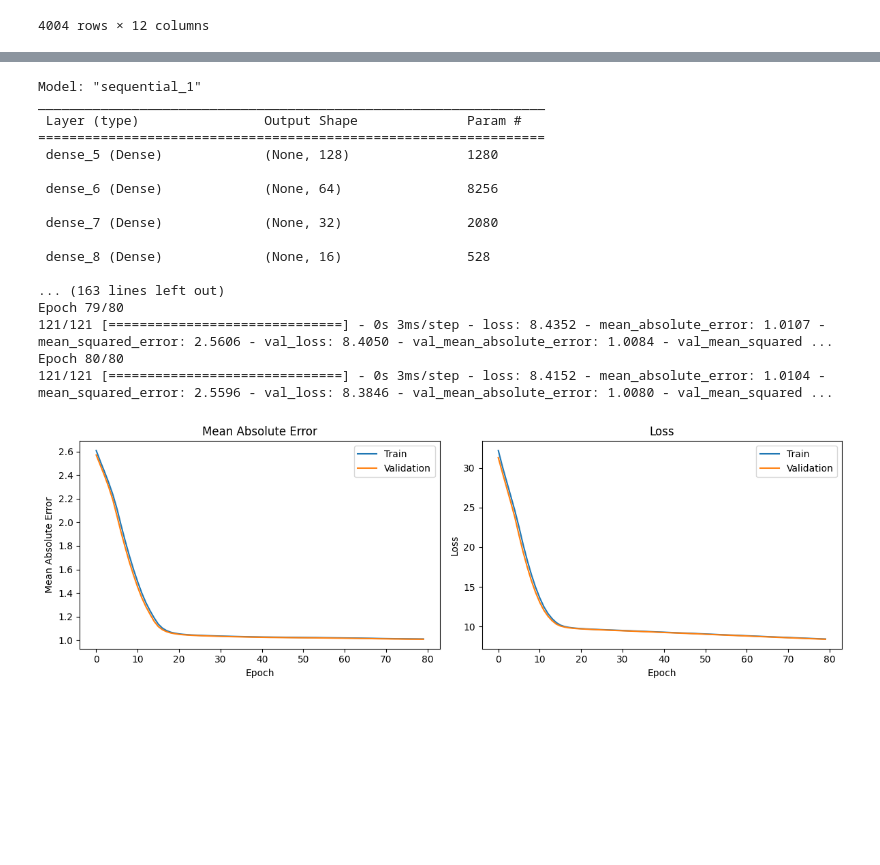
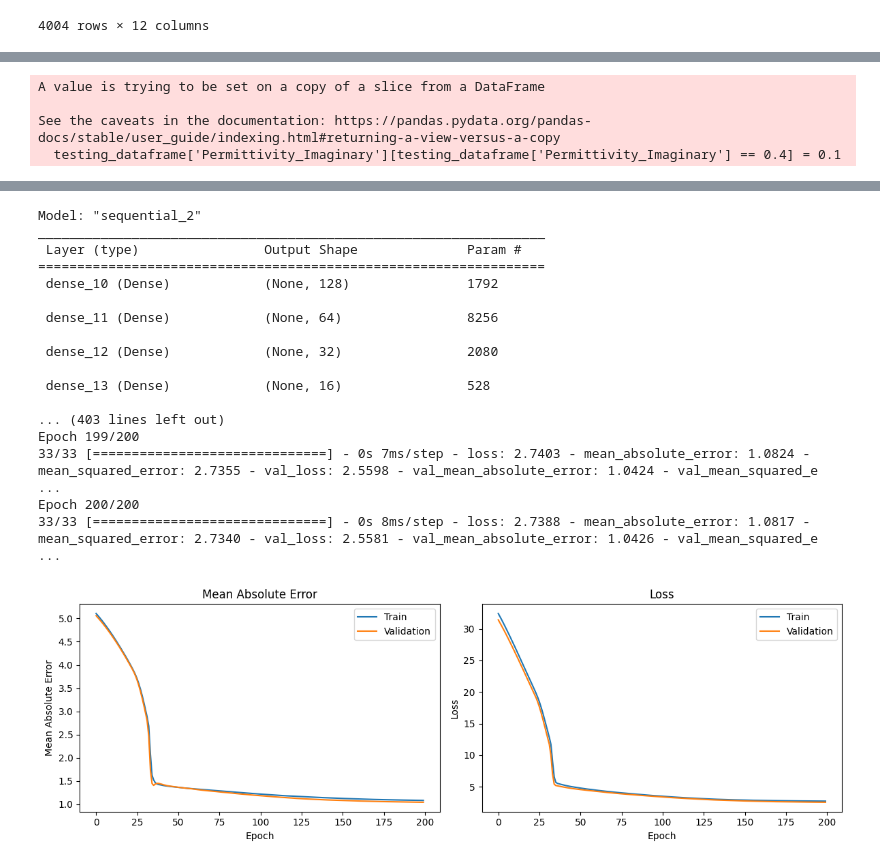
Before and after one commit to DanteMillerDS/NASA-Material-Classifier-OLD, a Jupyter notebook: classifier.ipynb, the cells around one changed output, grey strips where cells are left out. Saved outputs shown, nothing was run; the diff lists cells and outputs as text; code cells hidden in the pictures; blank space fills up the shorter version.

```diff
--- a/classifier.ipynb
+++ b/classifier.ipynb
@@ -249,0 +288,7 @@ testing_dataframe
+# %%
+testing_dataframe['Permittivity_Imaginary'][testing_dataframe['Permittivity_Imaginary'] == 0.4] = 0.1
+# %% [output]
+A value is trying to be set on a copy of a slice from a DataFrame
+
+See the caveats in the documentation: https://pandas.pydata.org/pandas-docs/stable/user_guide/indexing.html#returning-a-view-versus-a-copy
+  testing_dataframe['Permittivity_Imaginary'][testing_dataframe['Permittivity_Imaginary'] == 0.4] = 0.1
@@ -250,41 +300,43 @@ testing_dataframe
 # %%
-X_train = training_dataframe[['Frequency','S11_Real', 'S11_Imaginary','S12_Real',
-       'S12_Imaginary', 'S21_Real', 'S21_Imaginary', 'S22_Real',
-       'S22_Imaginary']].values
+X_train = training_dataframe[columns].values
 y_train = training_dataframe[['Permittivity_Real', 'Permittivity_Imaginary']].values
-indices = np.random.permutation(len(training_dataframe))
-X = X_train[indices]
-y = y_train[indices]
-split_point = int(0.9 * len(X))
+X = X_train
+y = y_train
+split_point = int(0.80 * len(X))
 X_train = X[:split_point]
 y_train = y[:split_point]
 X_val = X[split_point:]
 y_val = y[split_point:]
-
-X_test = testing_dataframe[['Frequency','S11_Real', 'S11_Imaginary','S12_Real',
-       'S12_Imaginary', 'S21_Real', 'S21_Imaginary', 'S22_Real',
-       'S22_Imaginary']].values
+X_test = testing_dataframe[columns].values
 y_test = testing_dataframe[['Permittivity_Real', 'Permittivity_Imaginary']].values
-y_test[y_test == 0.4] = 0.1
+#y_test[y_test == 0.4] = 0.1
+X_train = X_train.astype(float)
+y_train = y_train.astype(float)
+X_val = X_val.astype(float)
+y_val = y_val.astype(float)
+X_test = X_test.astype(float)
+y_test = y_test.astype(float)
 # %%
 def mae_loss(y_true, y_pred):
     y_true_real, y_true_imag = tf.split(y_true, 2, axis=-1)
     y_pred_real, y_pred_imag = tf.split(y_pred, 2, axis=-1)
-    loss_real = tf.losses.mean_squared_error(y_true_real, y_pred_real)
-    loss_imag = tf.losses.mean_squared_error(y_true_imag, y_pred_imag)
-    return loss_real + loss_imag
+    squared_loss_real = tf.losses.mean_squared_error(y_true_real, y_pred_real)
+    squared_loss_imag = tf.losses.mean_squared_error(y_true_imag, y_pred_imag)
+    return 0.5 * squared_loss_real + 0.5 * squared_loss_imag
 model = keras.Sequential([
-    keras.layers.Dense(128, activation='relu', input_shape=(X_train.shape[1],),kernel_regularizer=tf.keras.regularizers.l2(0.01),kernel_initializer=tf.keras.initializers.HeNormal()),
-    keras.layers.Dense(64, activation='relu',kernel_regularizer=tf.keras.regularizers.l2(0.01),kernel_initializer=tf.keras.initializers.HeNormal()),
-    keras.layers.Dense(32, activation='relu',kernel_regularizer=tf.keras.regularizers.l2(0.01),kernel_initializer=tf.keras.initializers.HeNormal()),
-    keras.layers.Dense(16, activation='relu',kernel_regularizer=tf.keras.regularizers.l2(0.01),kernel_initializer=tf.keras.initializers.HeNormal()),
+    keras.layers.Dense(128, activation='relu', input_shape=(X_train.shape[1],),kernel_initializer='he_uniform', kernel_regularizer=tf.keras.regularizers.l2(0.00001)),
+    keras.layers.Dense(64, activation='relu', kernel_initializer='he_uniform',kernel_regularizer=tf.keras.regularizers.l2(0.00001)),
+    keras.layers.Dense(32, activation='relu', kernel_initializer='he_uniform',kernel_regularizer=tf.keras.regularizers.l2(0.00001)),
+    keras.layers.Dense(16, activation='relu', kernel_initializer='he_uniform',kernel_regularizer=tf.keras.regularizers.l2(0.00001)),
     keras.layers.Dense(y_train.shape[1], activation='linear')
 ])
-model.compile(optimizer=tf.optimizers.Adam(learning_rate=0.00001),
+
+
+model.compile(optimizer=tf.optimizers.Adadelta(learning_rate=0.001),
               loss=[mae_loss],
               metrics=[tf.metrics.MeanAbsoluteError(), tf.metrics.MeanSquaredError()])
 model.summary()
-history = model.fit(X_train, y_train, validation_data=(X_val, y_val), epochs=80, batch_size=3000)
+history = model.fit(X_train, y_train, validation_data=(X_val, y_val), epochs=200, batch_size=10000,shuffle=True)
 plt.figure(figsize=(12, 4))
 plt.subplot(1, 2, 1)
 plt.plot(history.history['mean_absolute_error'])
@@ -308,21 +360,21 @@ WARNING:absl:There is a known slowdown when using v2.11+ Keras optimizers on M1/
-Model: "sequential_1"
+Model: "sequential_2"
 _________________________________________________________________
  Layer (type)                Output Shape              Param #
 =================================================================
- dense_5 (Dense)             (None, 128)               1280
+ dense_10 (Dense)            (None, 128)               1792
 
- dense_6 (Dense)             (None, 64)                8256
+ dense_11 (Dense)            (None, 64)                8256
 
- dense_7 (Dense)             (None, 32)                2080
+ dense_12 (Dense)            (None, 32)                2080
 
- dense_8 (Dense)             (None, 16)                528
+ dense_13 (Dense)            (None, 16)                528
 
-... (163 lines left out)
-Epoch 79/80
-121/121 [==============================] - 0s 3ms/step - loss: 8.4352 - mean_absolute_error: 1.0107 - mean_squared_error: 2.5606 - val_loss: 8.4050 - val_mean_absolute_error: 1.0084 - val_mean_squared ...
-Epoch 80/80
-121/121 [==============================] - 0s 3ms/step - loss: 8.4152 - mean_absolute_error: 1.0104 - mean_squared_error: 2.5596 - val_loss: 8.3846 - val_mean_absolute_error: 1.0080 - val_mean_squared ...
+... (403 lines left out)
+Epoch 199/200
+33/33 [==============================] - 0s 7ms/step - loss: 2.7403 - mean_absolute_error: 1.0824 - mean_squared_error: 2.7355 - val_loss: 2.5598 - val_mean_absolute_error: 1.0424 - val_mean_squared_e ...
+Epoch 200/200
+33/33 [==============================] - 0s 8ms/step - loss: 2.7388 - mean_absolute_error: 1.0817 - mean_squared_error: 2.7340 - val_loss: 2.5581 - val_mean_absolute_error: 1.0426 - val_mean_squared_e ...
-[figure, old version]
+[figure, new version]
 # %%
 y_pred = model.predict(X_test)
 plt.figure(figsize=(16, 4))
```
Also changed, not shown: parts of 25 cells of this notebook, 7 other files.
